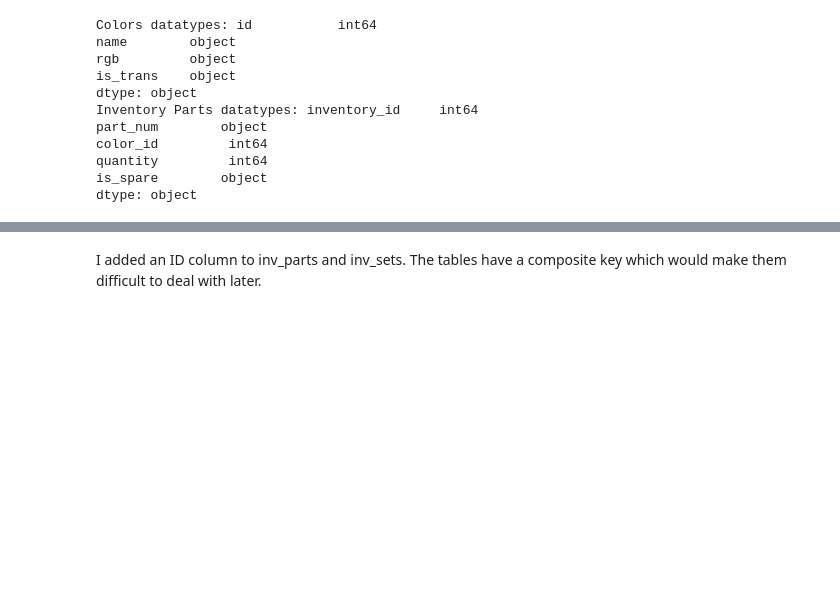
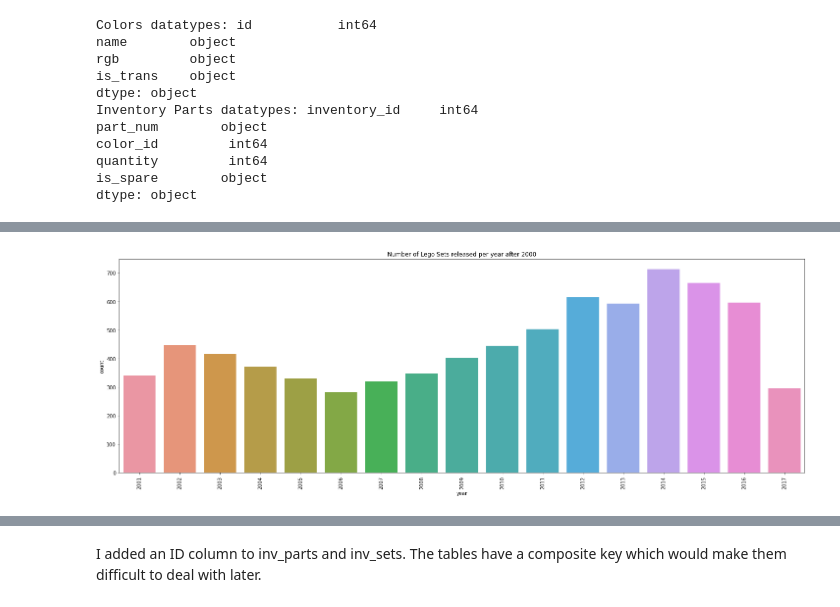
Before and after one commit to asharkman/UCDPA_paulmason, a Jupyter notebook: Lego1.ipynb, the cells around one changed output, grey strips where cells are left out. Saved outputs shown, nothing was run; the diff lists cells and outputs as text; code cells hidden in the pictures; blank space fills up the shorter version.

```diff
--- a/Lego1.ipynb
+++ b/Lego1.ipynb
@@ -219,0 +243,6 @@ So 2017 can be ignored.
+# %%
+#creates a panda series
+year = setsWithTotals["year"]
+after2k = year > 2000
+setsAfter2k = setsWithTotals[after2k]
+print(setsAfter2k)
@@ -220,3 +267,11 @@ So 2017 can be ignored.
+# %%
+ax = plt.subplots(1,1,figsize=(25, 8))
+sb.countplot(x = setsAfter2k['year'],)
+plt.xticks(rotation=90)
+plt.title('Number of Lego Sets released per year after 2000')
+plt.show()
+# %% [output]
+[figure, added]
 # %%
 #Check datatype as we're getting errors on the merge
 print(inv_parts.color_id.dtype)
```
Also changed, not shown: parts of 91 cells of this notebook.
